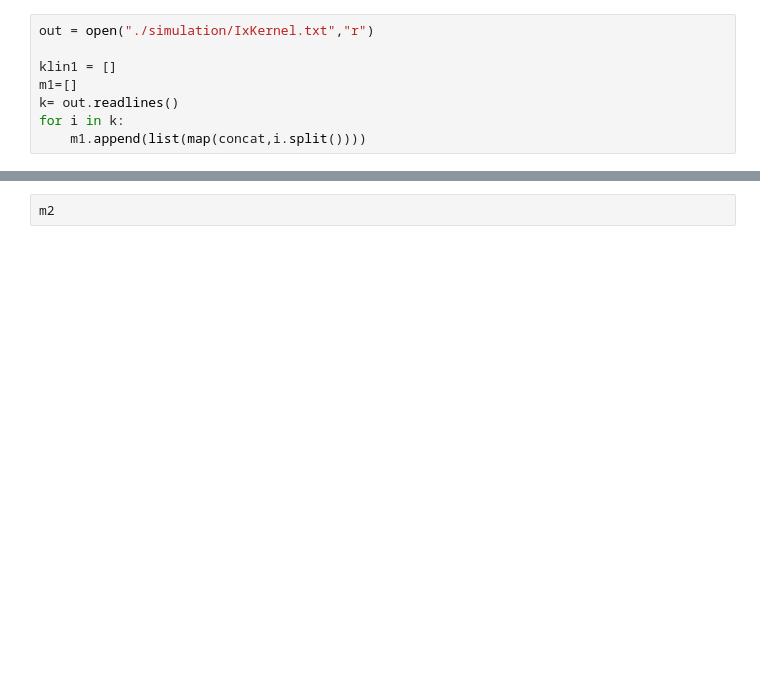
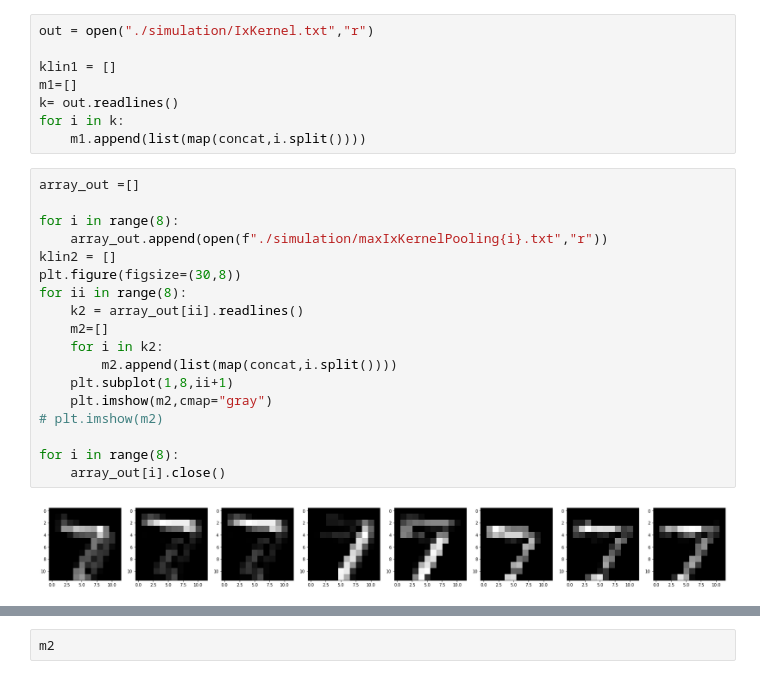
Before and after one commit to valmyr/ConvNetVerilog, a Jupyter notebook: Image.ipynb, the cells around one changed output, grey strips where cells are left out. Drawn from its saved outputs; the diff is of its cells as text; blank space fills up the shorter version.

```diff
--- a/Image.ipynb
+++ b/Image.ipynb
@@ -137,4 +183,24 @@ m1=[]
 k= out.readlines()
 for i in k:
     m1.append(list(map(concat,i.split())))
+# %%
+array_out =[]
+
+for i in range(8):
+    array_out.append(open(f"./simulation/maxIxKernelPooling{i}.txt","r"))
+klin2 = []
+plt.figure(figsize=(30,8))
+for ii in range(8):
+    k2 = array_out[ii].readlines()
+    m2=[]
+    for i in k2:
+        m2.append(list(map(concat,i.split())))
+    plt.subplot(1,8,ii+1)
+    plt.imshow(m2,cmap="gray")
+# plt.imshow(m2)
+
+for i in range(8):
+    array_out[i].close()
+# %% [output]
+[figure, added]
 # %%
```
Also changed, not shown: parts of 7 cells of this notebook, 20 other files.
